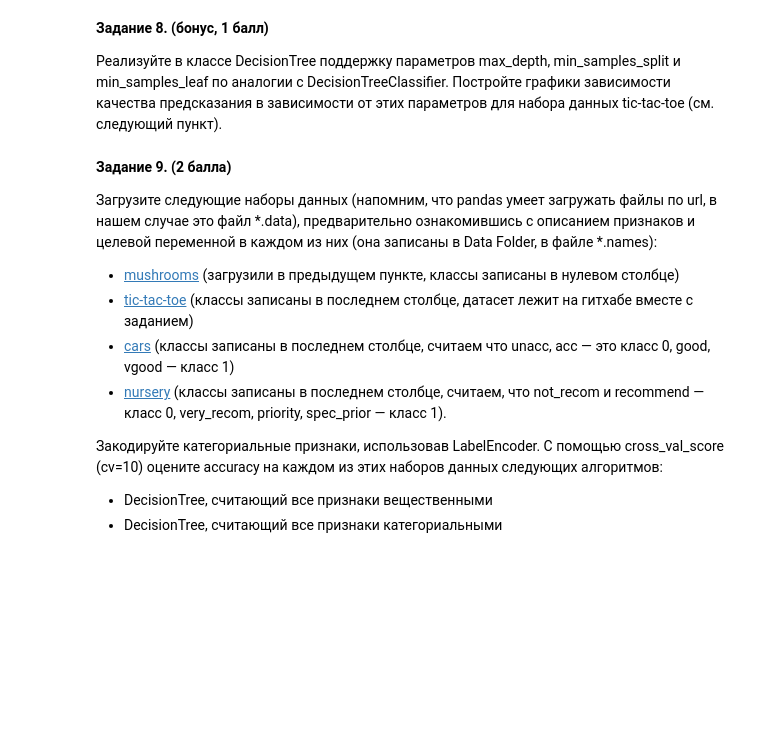
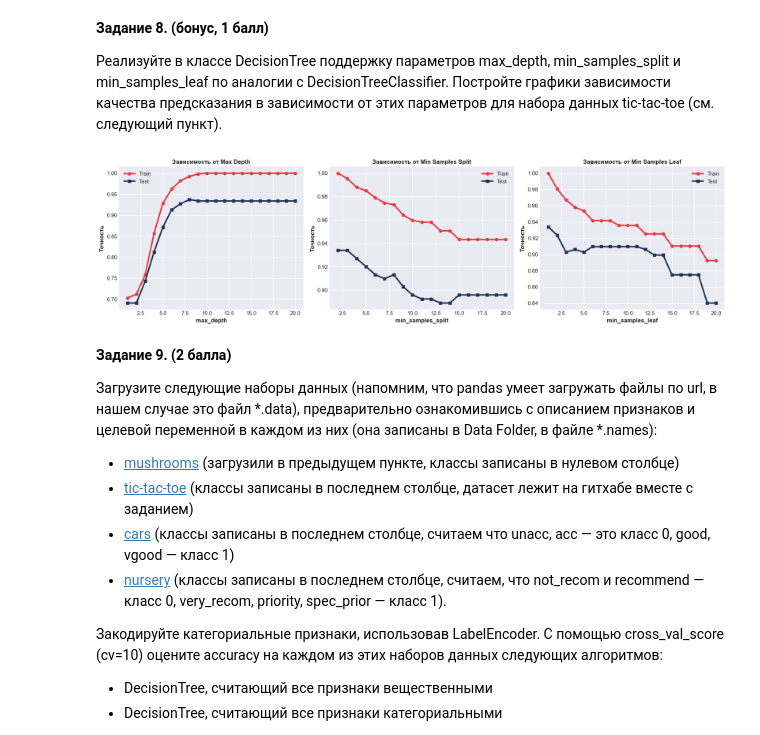
Before and after one commit to Qwental/ml-hw-labs, a Jupyter notebook: hw2/hw2-trees.ipynb, the cells around one changed output. Cells and saved outputs as stored; diff of their text form; code cells hidden in the pictures; blank space fills up the shorter version.

```diff
--- a/hw2/hw2-trees.ipynb
+++ b/hw2/hw2-trees.ipynb
@@ -393,6 +571,82 @@ __Задание 7. (0.5 балла)__
 __Задание 8. (бонус, 1 балл)__
 
 Реализуйте в классе DecisionTree поддержку параметров max_depth, min_samples_split и min_samples_leaf по аналогии с DecisionTreeClassifier. Постройте графики зависимости качества предсказания в зависимости от этих параметров для набора данных tic-tac-toe (см. следующий пункт).
+# %%
+plt.style.use('seaborn-v0_8-darkgrid')
+sns.set_palette("magma")
+
+
+df = pd.read_csv('datasets/tic-tac-toe-endgame.csv')
+
+
+
+y_col = df.columns[-1]
+X_cols = df.columns[:-1]
+
+le = LabelEncoder()
+y = le.fit_transform(df[y_col])
+
+
+X = df[X_cols].values
+
+X_tr, X_te, y_tr, y_te = train_test_split(X, y, test_size=0.3, random_state=42)
+
+f_types = ['categorical'] * X.shape[1]
+
+d_range = range(1, 21)
+s_range = range(2, 21)
+l_range = range(1, 21)
+
+res_depth = {'train': [], 'test': []}
+res_split = {'train': [], 'test': []}
+res_leaf = {'train': [], 'test': []}
+
+
+for d in d_range:
+    clf = DecisionTree(feature_types=f_types, max_depth=d)
+    clf.fit(X_tr, y_tr)
+    res_depth['train'].append(accuracy_score(y_tr, clf.predict(X_tr)))
+    res_depth['test'].append(accuracy_score(y_te, clf.predict(X_te)))
+
+for s in s_range:
+    clf = DecisionTree(feature_types=f_types, min_samples_split=s)
+    clf.fit(X_tr, y_tr)
+    res_split['train'].append(accuracy_score(y_tr, clf.predict(X_tr)))
+    res_split['test'].append(accuracy_score(y_te, clf.predict(X_te)))
+
+for l in l_range:
+    clf = DecisionTree(feature_types=f_types, min_samples_leaf=l)
+    clf.fit(X_tr, y_tr)
+    res_leaf['train'].append(accuracy_score(y_tr, clf.predict(X_tr)))
+    res_leaf['test'].append(accuracy_score(y_te, clf.predict(X_te)))
+
+fig, ax = plt.subplots(1, 3, figsize=(18, 5))
+
+ax[0].plot(d_range, res_depth['train'], label='Train', marker='o', linewidth=3, color='#e63946')
+ax[0].plot(d_range, res_depth['test'], label='Test', marker='s', linewidth=3, color='#1d3557')
+ax[0].set_title('Зависимость от Max Depth', fontweight='bold')
+ax[0].set_xlabel('max_depth', fontweight='bold')
+ax[0].set_ylabel('Точность', fontweight='bold')
+ax[0].legend()
+
+ax[1].plot(s_range, res_split['train'], label='Train', marker='o', linewidth=3, color='#e63946')
+ax[1].plot(s_range, res_split['test'], label='Test', marker='s', linewidth=3, color='#1d3557')
+ax[1].set_title('Зависимость от Min Samples Split', fontweight='bold')
+ax[1].set_xlabel('min_samples_split', fontweight='bold')
+ax[1].set_ylabel('Точность', fontweight='bold')
+ax[1].legend()
+
+ax[2].plot(l_range, res_leaf['train'], label='Train', marker='o', linewidth=3, color='#e63946')
+ax[2].plot(l_range, res_leaf['test'], label='Test', marker='s', linewidth=3, color='#1d3557')
+ax[2].set_title('Зависимость от Min Samples Leaf', fontweight='bold')
+ax[2].set_xlabel('min_samples_leaf', fontweight='bold')
+ax[2].set_ylabel('Точность', fontweight='bold')
+ax[2].legend()
+
+plt.tight_layout()
+plt.show()
+# %% [output]
+[figure, added]
 # %% [markdown]
 __Задание 9. (2 балла)__
 
```
Also changed, not shown: parts of 17 cells of this notebook, 5 other files.
